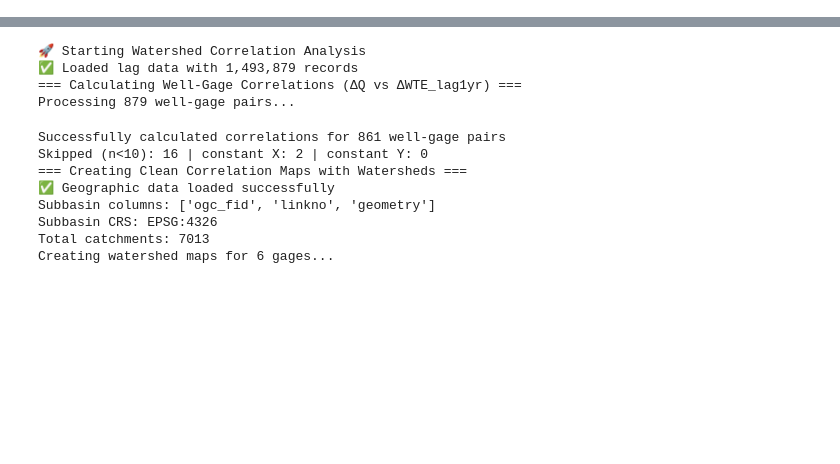
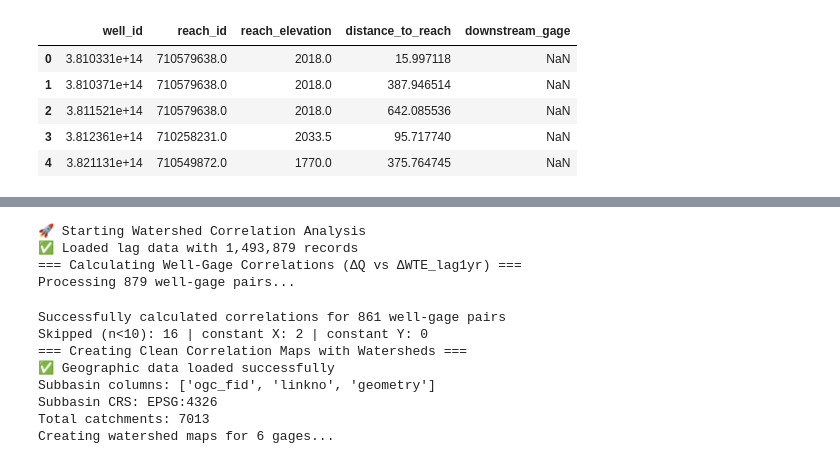
Before and after one commit to xueyil9/gwbase_clean, a Jupyter notebook: notebooks/07_mapping.ipynb, the cells around one changed output, grey strips where cells are left out. Cells and saved outputs as stored; diff of their text form; code cells hidden in the pictures; blank space fills up the shorter version.

```diff
--- a/notebooks/07_mapping.ipynb
+++ b/notebooks/07_mapping.ipynb
@@ -25,0 +26,10 @@ reach_distances.head()
+# %%
+reach_distances = pd.read_csv('../data/processed/well_reach_relationships_final.csv').rename(columns=str.lower)
+reach_distances.head()
+# %% [output]
+|  | well_id | reach_id | reach_elevation | distance_to_reach | downstream_gage |
+| 0 | 3.810331e+14 | 710579638.0 | 2018.0 | 15.997118 | NaN |
+| 1 | 3.810371e+14 | 710579638.0 | 2018.0 | 387.946514 | NaN |
+| 2 | 3.811521e+14 | 710579638.0 | 2018.0 | 642.085536 | NaN |
+| 3 | 3.812361e+14 | 710258231.0 | 2033.5 | 95.717740 | NaN |
+| 4 | 3.821131e+14 | 710549872.0 | 1770.0 | 375.764745 | NaN |
```
Also changed, not shown: parts of 10 cells of this notebook.
